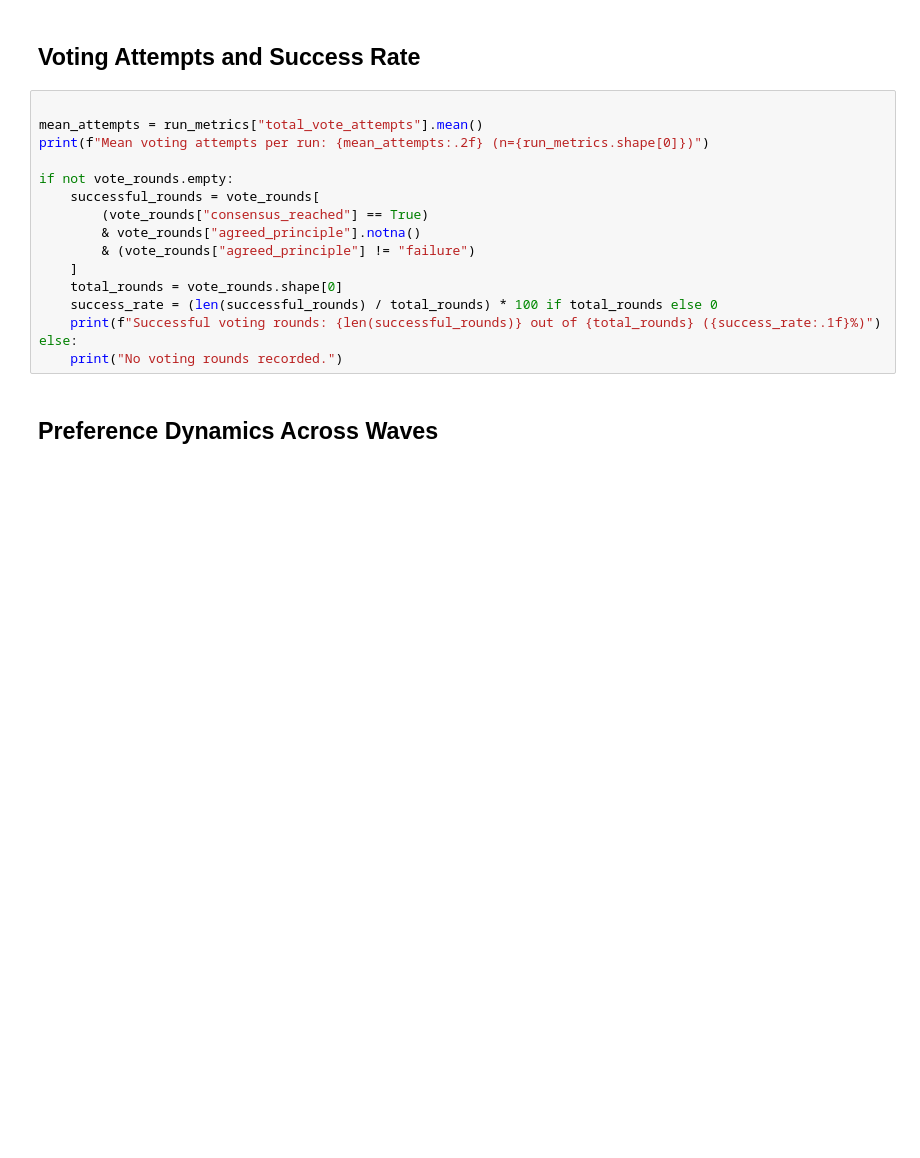
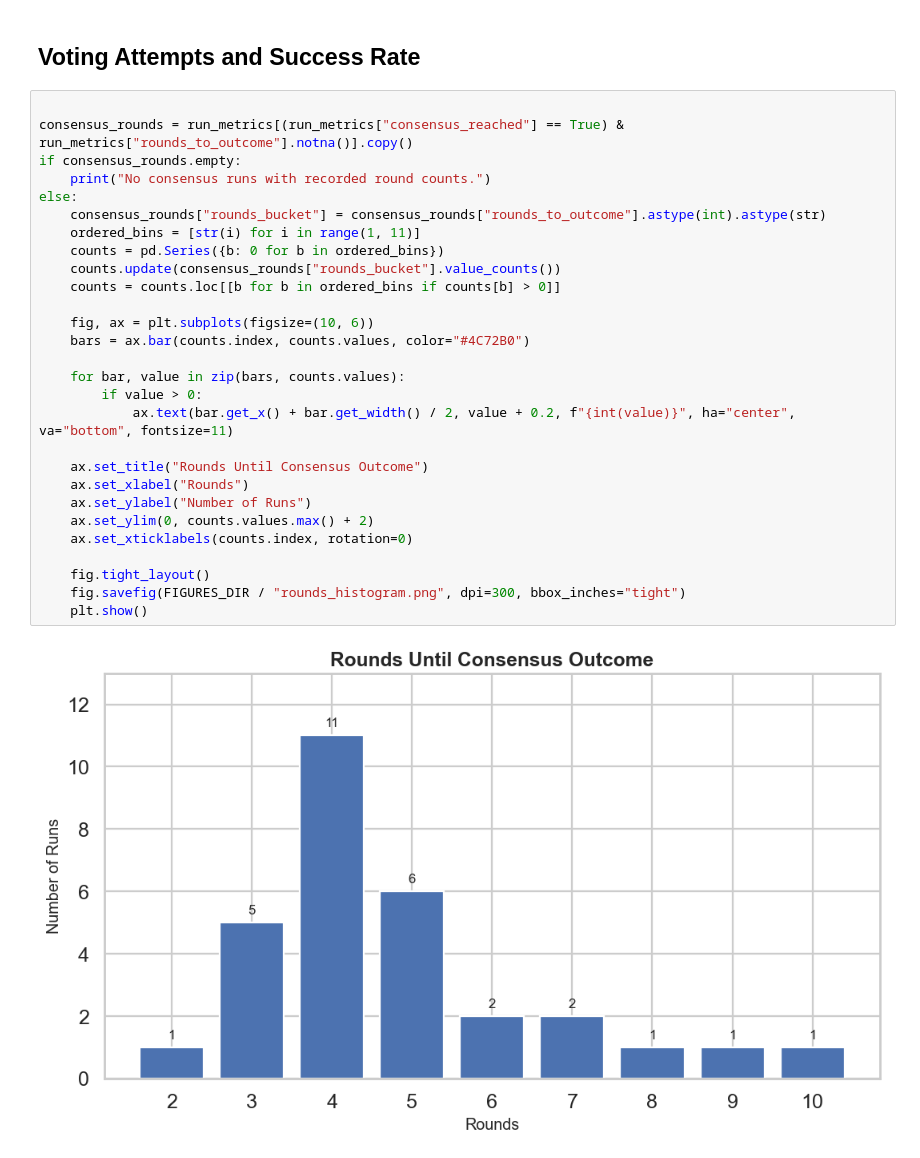
Before and after one commit to Lucas-Mueller/Rawls_v3, a Jupyter notebook: hypothesis_testing/hypothesis_1/hypothesis1_descriptive_analysis.ipynb, the cells around one changed output. Saved outputs shown, nothing was run; the diff lists cells and outputs as text; blank space fills up the shorter version.

```diff
--- a/hypothesis_testing/hypothesis_1/hypothesis1_descriptive_analysis.ipynb
+++ b/hypothesis_testing/hypothesis_1/hypothesis1_descriptive_analysis.ipynb
@@ -318,20 +338,32 @@ else:
 # %% [markdown]
 ## Voting Attempts and Success Rate
-# %%
-
-mean_attempts = run_metrics["total_vote_attempts"].mean()
-print(f"Mean voting attempts per run: {mean_attempts:.2f} (n={run_metrics.shape[0]})")
-
-if not vote_rounds.empty:
-    successful_rounds = vote_rounds[
-        (vote_rounds["consensus_reached"] == True)
-        & vote_rounds["agreed_principle"].notna()
-        & (vote_rounds["agreed_principle"] != "failure")
-    ]
-    total_rounds = vote_rounds.shape[0]
-    success_rate = (len(successful_rounds) / total_rounds) * 100 if total_rounds else 0
-    print(f"Successful voting rounds: {len(successful_rounds)} out of {total_rounds} ({success_rate:.1f}%)")
-else:
-    print("No voting rounds recorded.")
-# %% [markdown]
-## Preference Dynamics Across Waves
+# %%
+
+consensus_rounds = run_metrics[(run_metrics["consensus_reached"] == True) & run_metrics["rounds_to_outcome"].notna()].copy()
+if consensus_rounds.empty:
+    print("No consensus runs with recorded round counts.")
+else:
+    consensus_rounds["rounds_bucket"] = consensus_rounds["rounds_to_outcome"].astype(int).astype(str)
+    ordered_bins = [str(i) for i in range(1, 11)]
+    counts = pd.Series({b: 0 for b in ordered_bins})
+    counts.update(consensus_rounds["rounds_bucket"].value_counts())
+    counts = counts.loc[[b for b in ordered_bins if counts[b] > 0]]
+
+    fig, ax = plt.subplots(figsize=(10, 6))
+    bars = ax.bar(counts.index, counts.values, color="#4C72B0")
+
+    for bar, value in zip(bars, counts.values):
+        if value > 0:
+            ax.text(bar.get_x() + bar.get_width() / 2, value + 0.2, f"{int(value)}", ha="center", va="bottom", fontsize=11)
+
+    ax.set_title("Rounds Until Consensus Outcome")
+    ax.set_xlabel("Rounds")
+    ax.set_ylabel("Number of Runs")
+    ax.set_ylim(0, counts.values.max() + 2)
+    ax.set_xticklabels(counts.index, rotation=0)
+
+    fig.tight_layout()
+    fig.savefig(FIGURES_DIR / "rounds_histogram.png", dpi=300, bbox_inches="tight")
+    plt.show()
+# %% [output]
+[figure, added]
```
Also changed, not shown: parts of 10 cells of this notebook, 10 other files.
